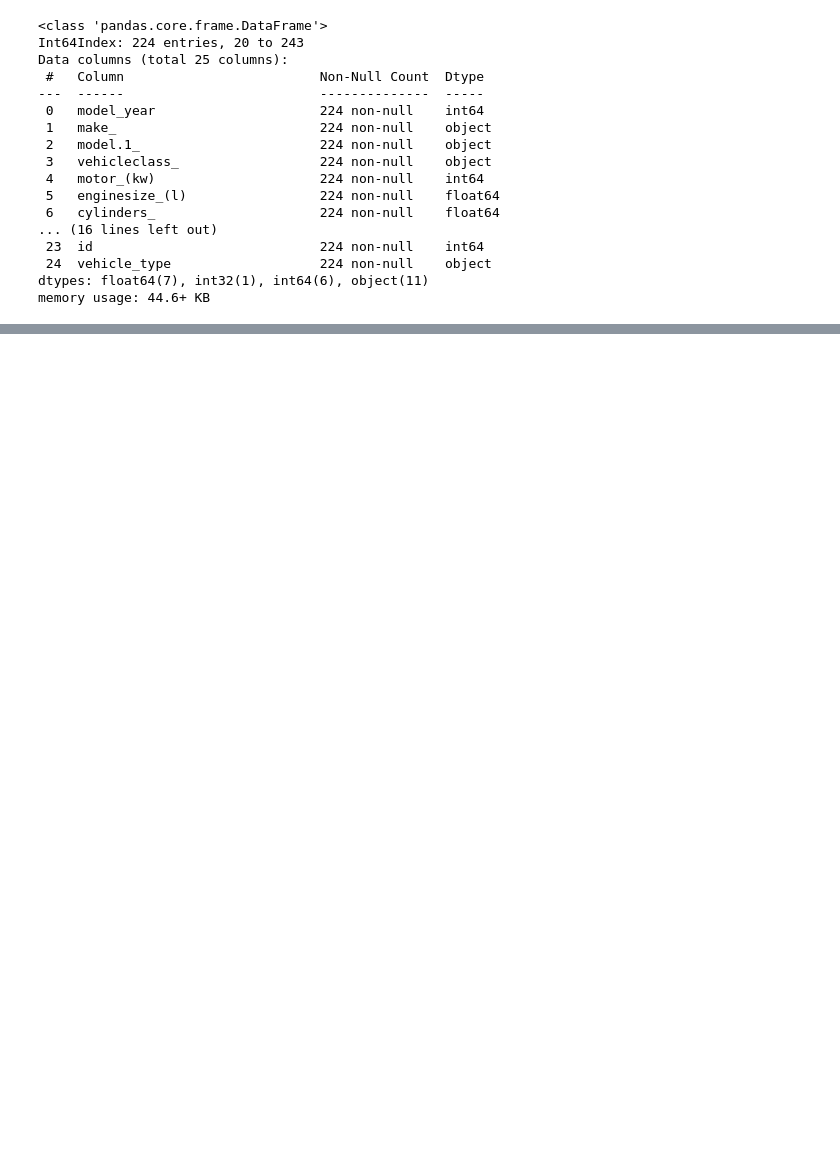
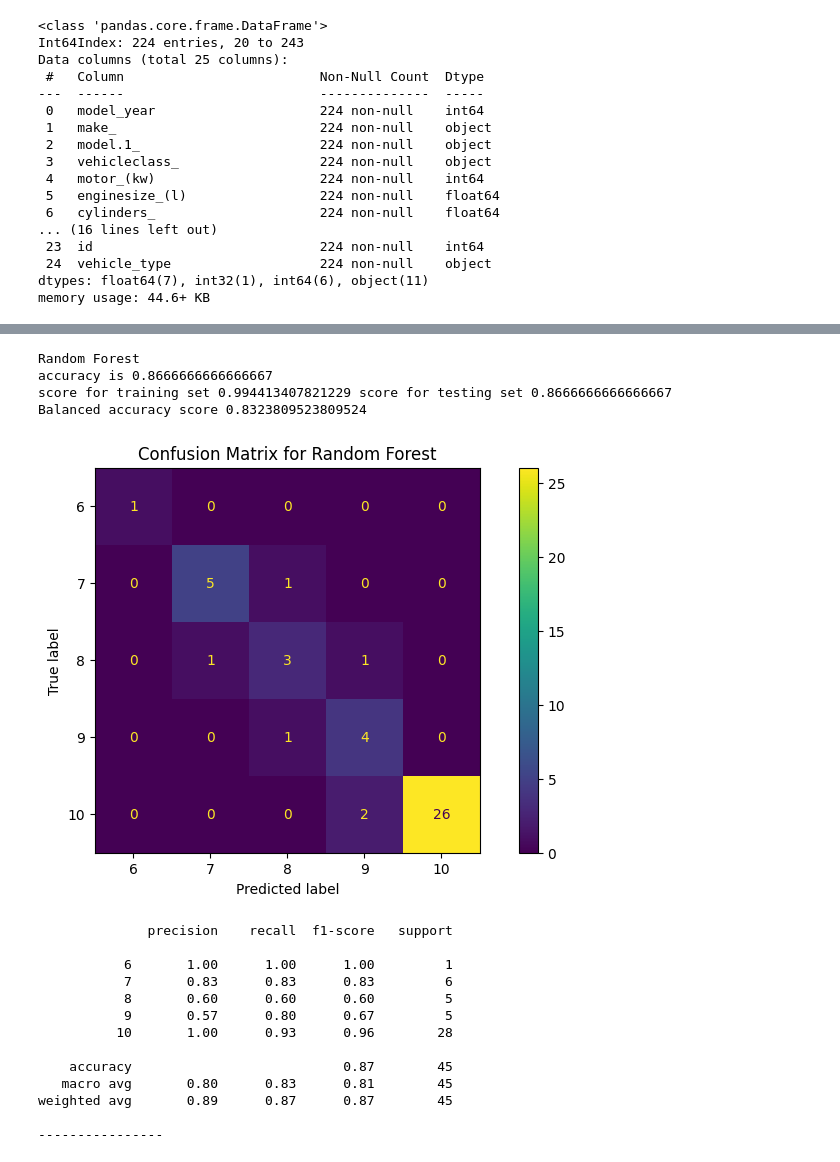
Before and after one commit to lfunderburk/machine-learning-capstone, a Jupyter notebook: notebooks/hybrid-electric-vehicles.ipynb, the cells around one changed output, grey strips where cells are left out. Drawn from its saved outputs; the diff is of its cells as text; code cells hidden in the pictures; blank space fills up the shorter version.

```diff
--- a/notebooks/hybrid-electric-vehicles.ipynb
+++ b/notebooks/hybrid-electric-vehicles.ipynb
@@ -145,0 +254,16 @@ plt.show()
+# %%
+Y = non_na_rating_class[['co2_rating']]
+
+# Dependent variables
+X = non_na_rating_class[hybrid_var_list]
+# %%
+# Split data
+X_train, X_test, y_train, y_test = train_test_split(X, Y, test_size=0.2, random_state=42)
+# %%
+# Set up pipeline
+# Set up parameters for the model - numerical and categorical
+numeric_features =  numeric_features
+categorical_features = categorical_features
+
+# Set up preprocessor
+preprocessor = preprocessor
@@ -145,0 +282,38 @@ plt.show()
+# %%
+names = [
+    "Random Forest",
+]
+
+classifiers = [
+    RandomForestClassifier(max_depth=100, n_estimators=10, max_features=1, random_state=42),
+]
+
+
+for name, clf in zip(names, classifiers):
+    print(name)
+
+    model = Pipeline(
+        steps=[("preprocessor", preprocessor), (name, clf, )] #colsample  by tree, n estimators, max depth
+                                                                    )
+    train_and_evaluate_model(X_train, y_train, X_test, y_test, model,name)
+
+    print("----------------")
+# %% [output]
+Random Forest
+accuracy is 0.8666666666666667
+score for training set 0.994413407821229 score for testing set 0.8666666666666667
+Balanced accuracy score 0.8323809523809524
+[figure, added]
+              precision    recall  f1-score   support
+
+           6       1.00      1.00      1.00         1
+           7       0.83      0.83      0.83         6
+           8       0.60      0.60      0.60         5
+           9       0.57      0.80      0.67         5
+          10       1.00      0.93      0.96        28
+
+    accuracy                           0.87        45
+   macro avg       0.80      0.83      0.81        45
+weighted avg       0.89      0.87      0.87        45
+
+----------------
```
Also changed, not shown: parts of 11 cells of this notebook, 1 other file.
